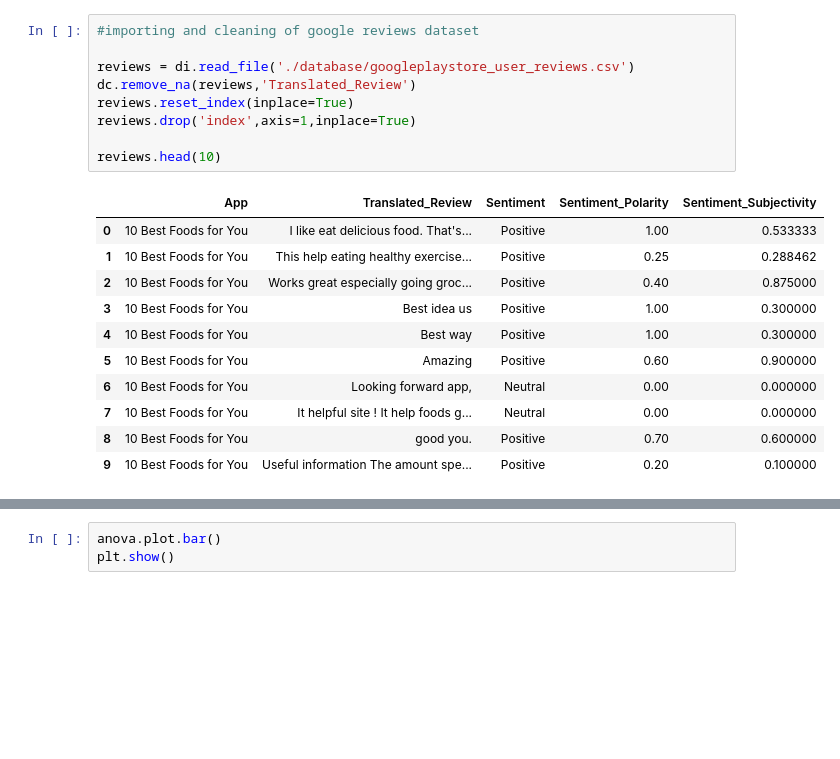
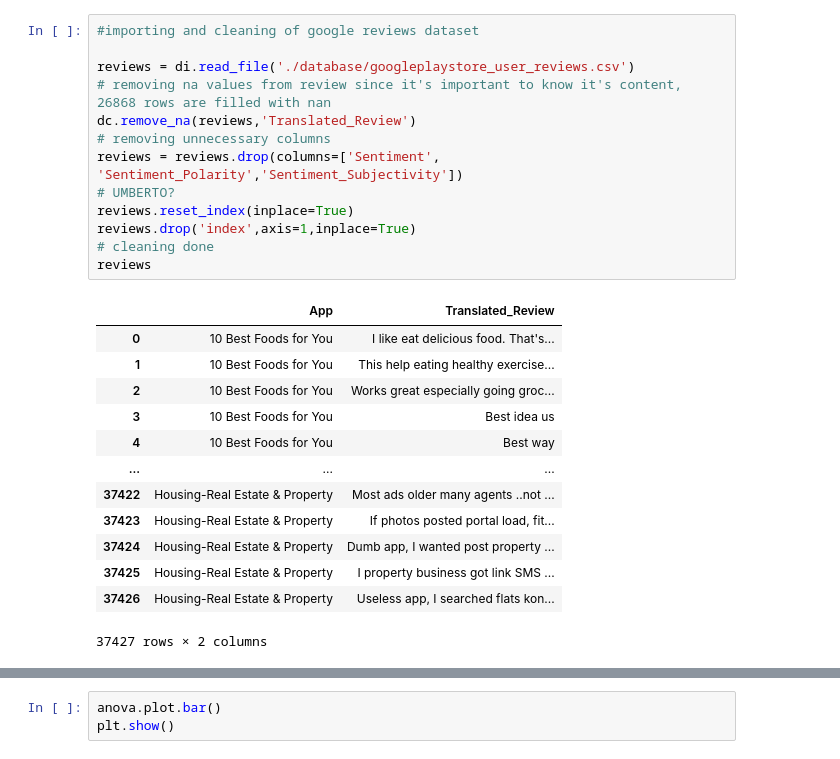
Before and after one commit to umbertocangelosi/playstore_automated_pipeline, a Jupyter notebook: progetto_2/Bozza_Sentiment_Analysis.ipynb, the cells around one changed output, grey strips where cells are left out. Drawn from its saved outputs; the diff is of its cells as text; blank space fills up the shorter version.

```diff
--- a/progetto_2/Bozza_Sentiment_Analysis.ipynb
+++ b/progetto_2/Bozza_Sentiment_Analysis.ipynb
@@ -33,22 +28,28 @@ google_dataframe.head(10)
 # %%
 #importing and cleaning of google reviews dataset
 
 reviews = di.read_file('./database/googleplaystore_user_reviews.csv')
+# removing na values from review since it's important to know it's content, 26868 rows are filled with nan
 dc.remove_na(reviews,'Translated_Review')
+# removing unnecessary columns
+reviews = reviews.drop(columns=['Sentiment', 'Sentiment_Polarity','Sentiment_Subjectivity'])
+# UMBERTO?
 reviews.reset_index(inplace=True)
 reviews.drop('index',axis=1,inplace=True)
-
-reviews.head(10)
+# cleaning done
+reviews
 # %% [output]
-|  | App | Translated_Review | Sentiment | Sentiment_Polarity | Sentiment_Subjectivity |
-| 0 | 10 Best Foods for You | I like eat delicious food. That's... | Positive | 1.00 | 0.533333 |
-| 1 | 10 Best Foods for You | This help eating healthy exercise... | Positive | 0.25 | 0.288462 |
-| 2 | 10 Best Foods for You | Works great especially going groc... | Positive | 0.40 | 0.875000 |
-| 3 | 10 Best Foods for You | Best idea us | Positive | 1.00 | 0.300000 |
-| 4 | 10 Best Foods for You | Best way | Positive | 1.00 | 0.300000 |
-| 5 | 10 Best Foods for You | Amazing | Positive | 0.60 | 0.900000 |
-| 6 | 10 Best Foods for You | Looking forward app, | Neutral | 0.00 | 0.000000 |
-| 7 | 10 Best Foods for You | It helpful site ! It help foods g... | Neutral | 0.00 | 0.000000 |
-| 8 | 10 Best Foods for You | good you. | Positive | 0.70 | 0.600000 |
-| 9 | 10 Best Foods for You | Useful information The amount spe... | Positive | 0.20 | 0.100000 |
+|  | App | Translated_Review |
+| 0 | 10 Best Foods for You | I like eat delicious food. That's... |
+| 1 | 10 Best Foods for You | This help eating healthy exercise... |
+| 2 | 10 Best Foods for You | Works great especially going groc... |
+| 3 | 10 Best Foods for You | Best idea us |
+| 4 | 10 Best Foods for You | Best way |
+| ... | ... | ... |
+| 37422 | Housing-Real Estate & Property | Most ads older many agents ..not ... |
+| 37423 | Housing-Real Estate & Property | If photos posted portal load, fit... |
+| 37424 | Housing-Real Estate & Property | Dumb app, I wanted post property ... |
+| 37425 | Housing-Real Estate & Property | I property business got link SMS ... |
+| 37426 | Housing-Real Estate & Property | Useless app, I searched flats kon... |
+37427 rows × 2 columns
 # %%
```
Also changed, not shown: parts of 25 cells of this notebook, 1 other file.
